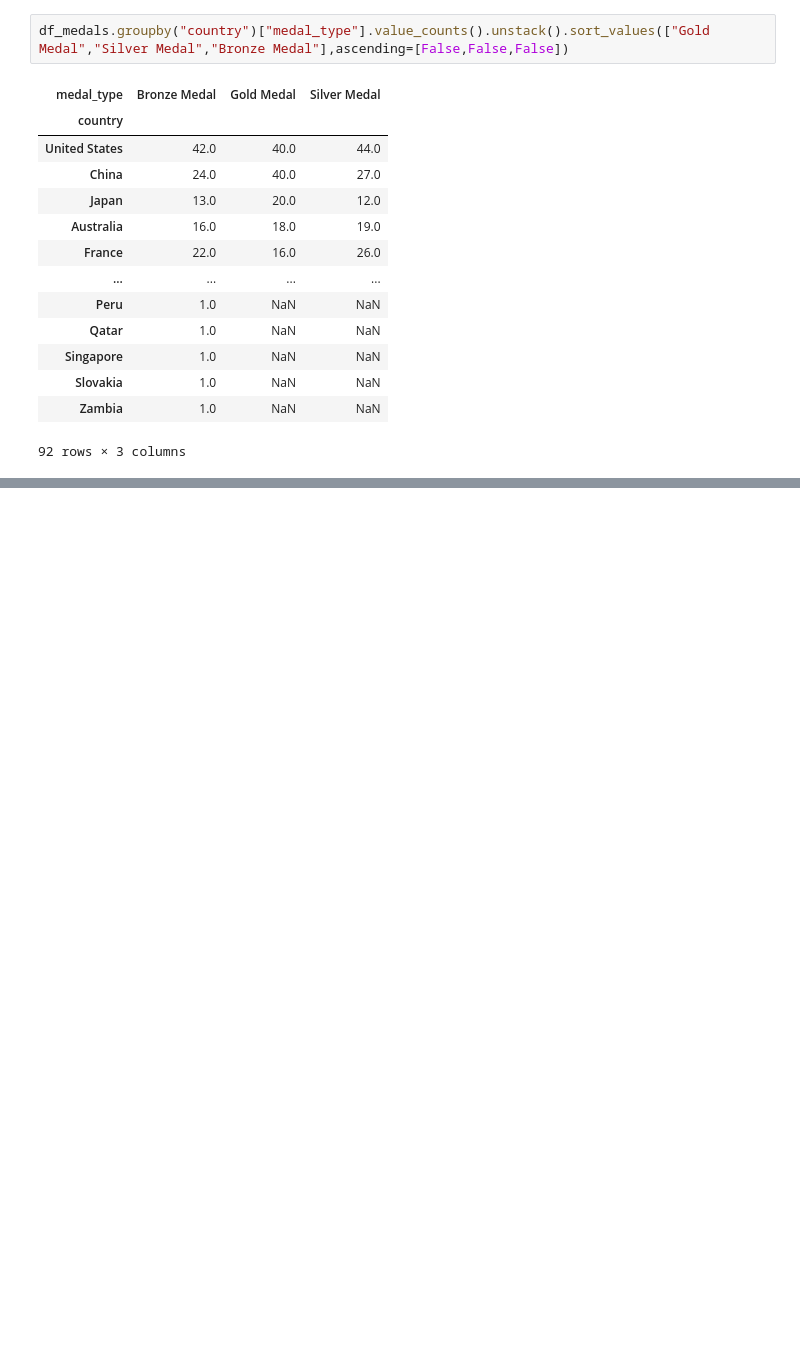
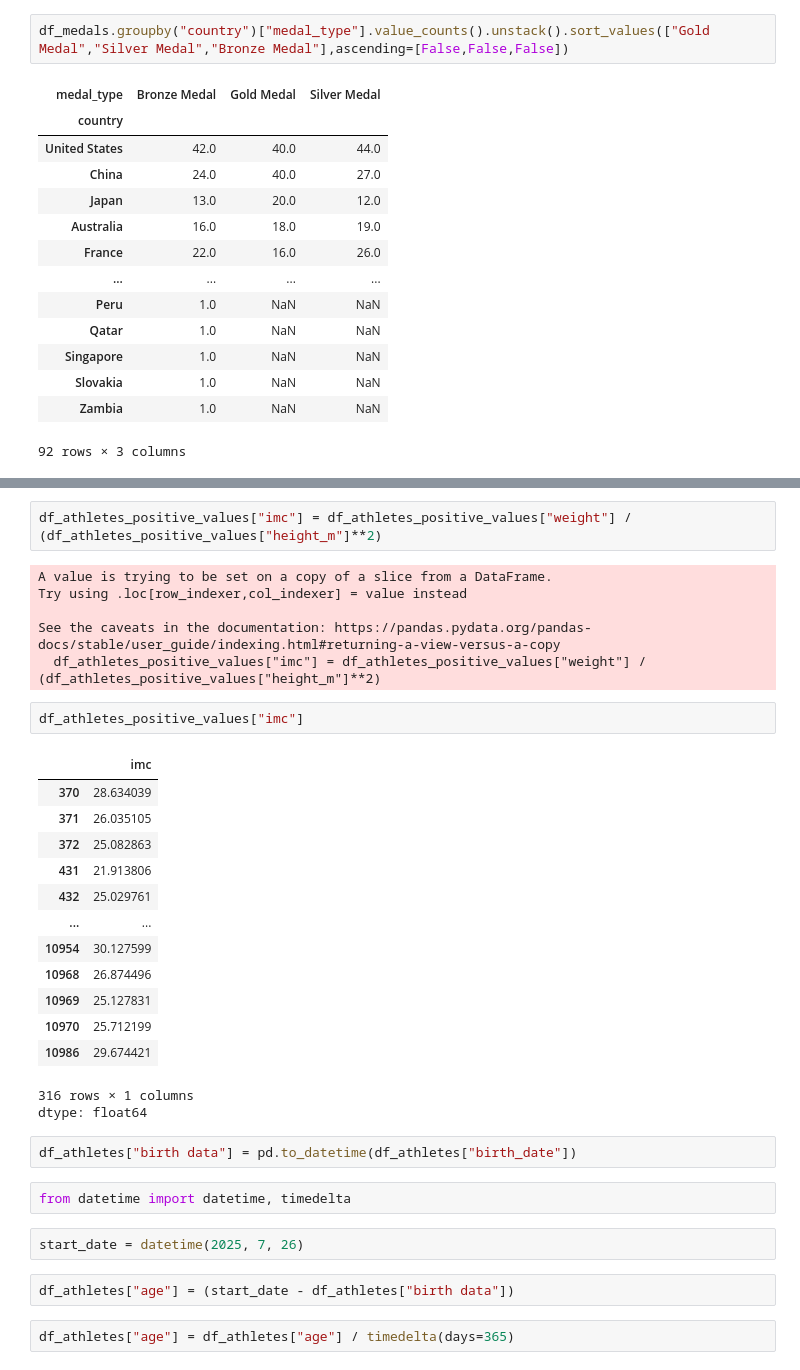
Before and after one commit to thiagolir4/Data_Cleaning_e_Wrangling, a Jupyter notebook: Data_Cleaning_e_Wrangling.ipynb, the cells around one changed output, grey strips where cells are left out. Saved outputs shown, nothing was run; the diff lists cells and outputs as text; blank space fills up the shorter version.

```diff
--- a/Data_Cleaning_e_Wrangling.ipynb
+++ b/Data_Cleaning_e_Wrangling.ipynb
@@ -306,0 +372,35 @@ df_medals.groupby("country")["medal_type"].value_counts().unstack().sort_values(
+# %%
+df_athletes_positive_values["imc"] = df_athletes_positive_values["weight"] / (df_athletes_positive_values["height_m"]**2)
+# %% [output]
+A value is trying to be set on a copy of a slice from a DataFrame.
+Try using .loc[row_indexer,col_indexer] = value instead
+
+See the caveats in the documentation: https://pandas.pydata.org/pandas-docs/stable/user_guide/indexing.html#returning-a-view-versus-a-copy
+  df_athletes_positive_values["imc"] = df_athletes_positive_values["weight"] / (df_athletes_positive_values["height_m"]**2)
+# %%
+df_athletes_positive_values["imc"]
+# %% [output]
+|  | imc |
+| 370 | 28.634039 |
+| 371 | 26.035105 |
+| 372 | 25.082863 |
+| 431 | 21.913806 |
+| 432 | 25.029761 |
+| ... | ... |
+| 10954 | 30.127599 |
+| 10968 | 26.874496 |
+| 10969 | 25.127831 |
+| 10970 | 25.712199 |
+| 10986 | 29.674421 |
+316 rows × 1 columns
+dtype: float64
+# %%
+df_athletes["birth data"] = pd.to_datetime(df_athletes["birth_date"])
+# %%
+from datetime import datetime, timedelta
+# %%
+start_date = datetime(2025, 7, 26)
+# %%
+df_athletes["age"] = (start_date - df_athletes["birth data"])
+# %%
+df_athletes["age"] = df_athletes["age"] / timedelta(days=365)
```
Also changed, not shown: parts of 12 cells of this notebook.
